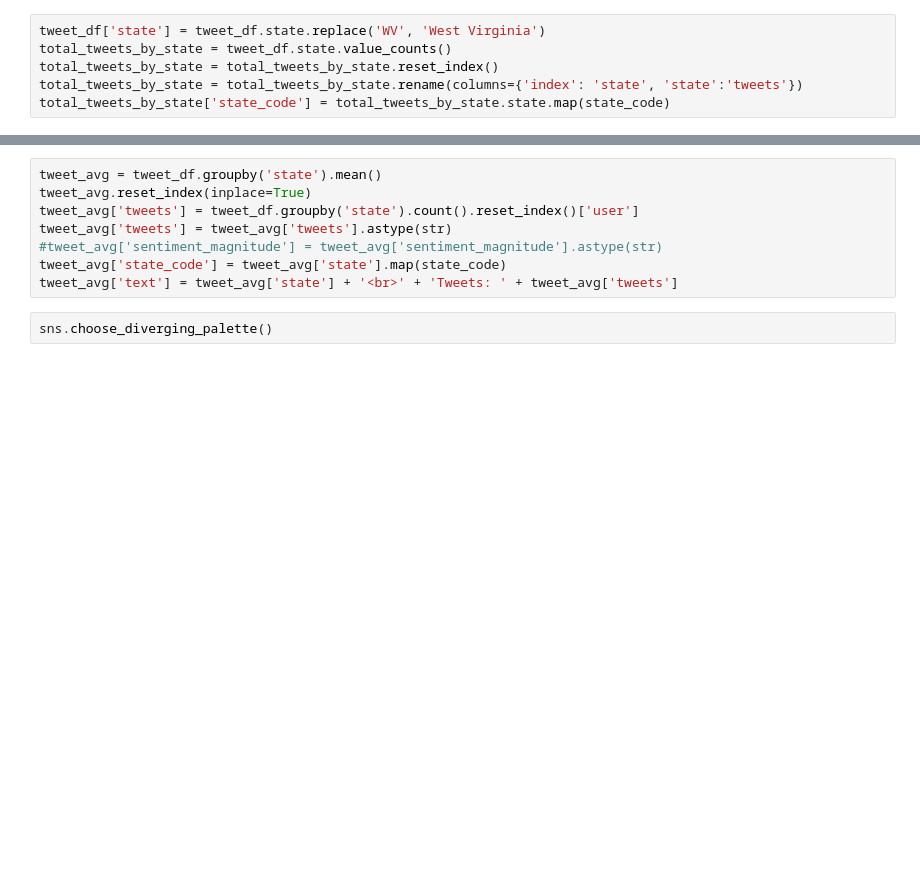
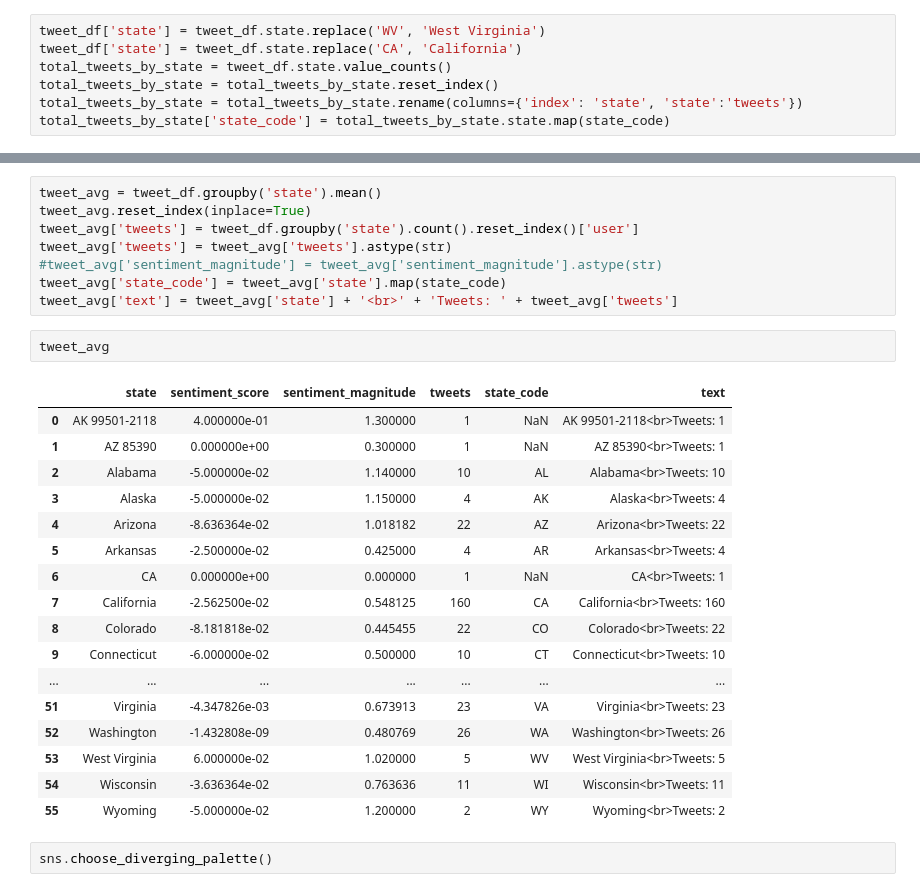
Before and after one commit to cfergusonlee/twitter_dashboard, a Jupyter notebook: index.ipynb, the cells around one changed output, grey strips where cells are left out. Drawn from its saved outputs; the diff is of its cells as text; blank space fills up the shorter version.

```diff
--- a/index.ipynb
+++ b/index.ipynb
@@ -304,5 +285,6 @@ plt.show()
 # %%
 tweet_df['state'] = tweet_df.state.replace('WV', 'West Virginia')
+tweet_df['state'] = tweet_df.state.replace('CA', 'California')
 total_tweets_by_state = tweet_df.state.value_counts()
 total_tweets_by_state = total_tweets_by_state.reset_index()
 total_tweets_by_state = total_tweets_by_state.rename(columns={'index': 'state', 'state':'tweets'})
@@ -349,6 +331,26 @@ tweet_avg['tweets'] = tweet_avg['tweets'].astype(str)
 #tweet_avg['sentiment_magnitude'] = tweet_avg['sentiment_magnitude'].astype(str)
 tweet_avg['state_code'] = tweet_avg['state'].map(state_code)
 tweet_avg['text'] = tweet_avg['state'] + '<br>' + 'Tweets: ' + tweet_avg['tweets']
+# %%
+tweet_avg
+# %% [output]
+|  | state | sentiment_score | sentiment_magnitude | tweets | state_code | text |
+| 0 | AK 99501-2118 | 4.000000e-01 | 1.300000 | 1 | NaN | AK 99501-2118<br>Tweets: 1 |
+| 1 | AZ 85390 | 0.000000e+00 | 0.300000 | 1 | NaN | AZ 85390<br>Tweets: 1 |
+| 2 | Alabama | -5.000000e-02 | 1.140000 | 10 | AL | Alabama<br>Tweets: 10 |
+| 3 | Alaska | -5.000000e-02 | 1.150000 | 4 | AK | Alaska<br>Tweets: 4 |
+| 4 | Arizona | -8.636364e-02 | 1.018182 | 22 | AZ | Arizona<br>Tweets: 22 |
+| 5 | Arkansas | -2.500000e-02 | 0.425000 | 4 | AR | Arkansas<br>Tweets: 4 |
+| 6 | CA | 0.000000e+00 | 0.000000 | 1 | NaN | CA<br>Tweets: 1 |
+| 7 | California | -2.562500e-02 | 0.548125 | 160 | CA | California<br>Tweets: 160 |
+| 8 | Colorado | -8.181818e-02 | 0.445455 | 22 | CO | Colorado<br>Tweets: 22 |
+| 9 | Connecticut | -6.000000e-02 | 0.500000 | 10 | CT | Connecticut<br>Tweets: 10 |
+| ... | ... | ... | ... | ... | ... | ... |
+| 51 | Virginia | -4.347826e-03 | 0.673913 | 23 | VA | Virginia<br>Tweets: 23 |
+| 52 | Washington | -1.432808e-09 | 0.480769 | 26 | WA | Washington<br>Tweets: 26 |
+| 53 | West Virginia | 6.000000e-02 | 1.020000 | 5 | WV | West Virginia<br>Tweets: 5 |
+| 54 | Wisconsin | -3.636364e-02 | 0.763636 | 11 | WI | Wisconsin<br>Tweets: 11 |
+| 55 | Wyoming | -5.000000e-02 | 1.200000 | 2 | WY | Wyoming<br>Tweets: 2 |
 # %%
 sns.choose_diverging_palette()
 # %% [output]
```
Also changed, not shown: parts of 30 cells of this notebook, 4 other files.
